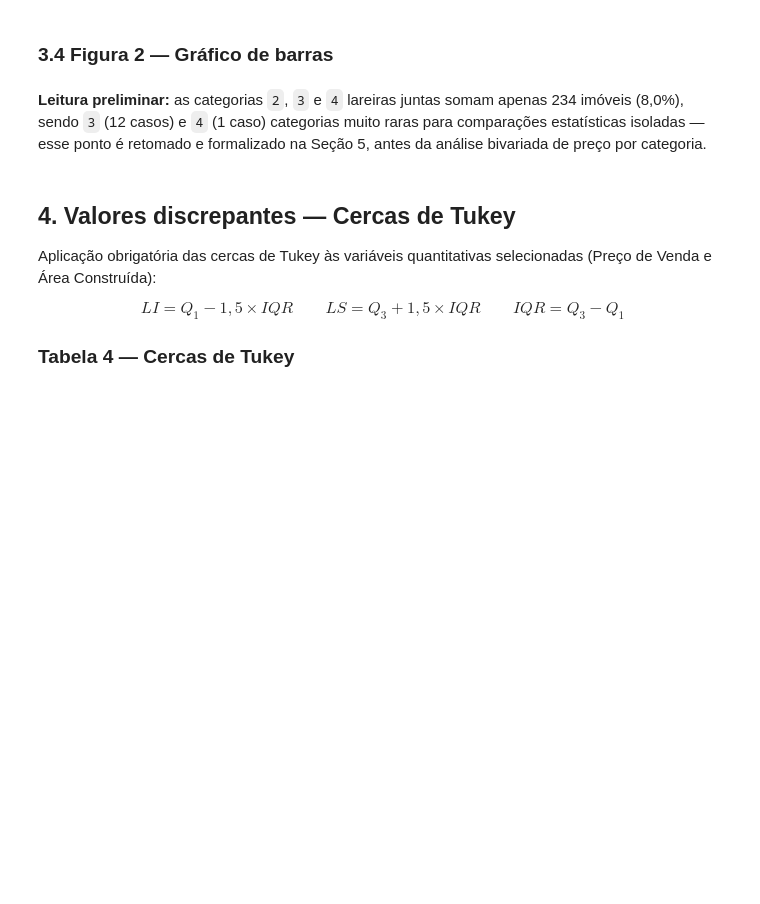
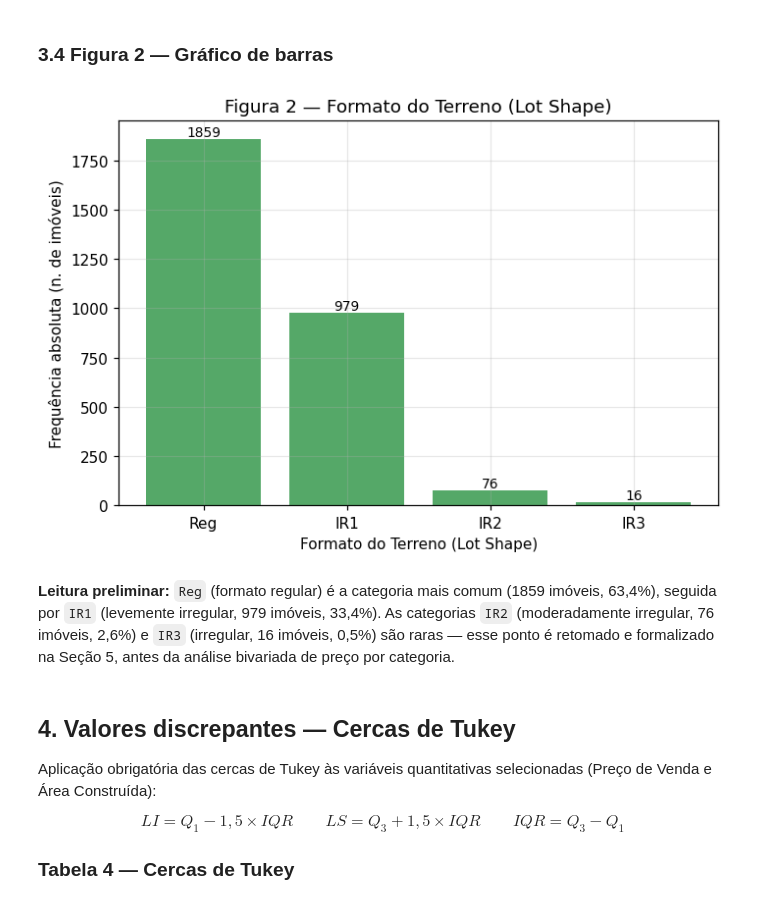
Before and after one commit to artPPUNI06/Meu_Projeto, a Jupyter notebook: notebooks/AP1.ipynb, the cells around one changed output. Drawn from its saved outputs; the diff is of its cells as text; code cells hidden in the pictures; blank space fills up the shorter version.

```diff
--- a/notebooks/AP1.ipynb
+++ b/notebooks/AP1.ipynb
@@ -276,10 +370,11 @@ concentrada em preços/áreas moderados e uma cauda longa de imóveis de maior v
 # %%
-freq_abs = df_work['Fireplaces'].value_counts().sort_index()
-freq_rel = (df_work['Fireplaces'].value_counts(normalize=True).sort_index() * 100).round(2)
+ordem_bruta_lotshape = ['Reg', 'IR1', 'IR2', 'IR3']
+freq_abs = df_work['Lot Shape'].value_counts().reindex(ordem_bruta_lotshape)
+freq_rel = (df_work['Lot Shape'].value_counts(normalize=True).reindex(ordem_bruta_lotshape) * 100).round(2)
 
 tabela3 = pd.DataFrame({
     'Frequência absoluta': freq_abs,
     'Frequência relativa (%)': freq_rel,
 })
-tabela3.index.name = 'Número de Lareiras (Fireplaces)'
+tabela3.index.name = 'Formato do Terreno (Lot Shape)'
 tabela3
@@ -288,18 +390,21 @@ tabela3
 # %%
 fig, ax = plt.subplots(figsize=(6.5, 4.5))
 ax.bar(tabela3.index.astype(str), tabela3['Frequência absoluta'], color='#55A868')
-ax.set_xlabel('Número de Lareiras (Fireplaces)')
+ax.set_xlabel('Formato do Terreno (Lot Shape)')
 ax.set_ylabel('Frequência absoluta (n. de imóveis)')
-ax.set_title('Figura 2 — Número de Lareiras (Fireplaces)')
+ax.set_title('Figura 2 — Formato do Terreno (Lot Shape)')
 for i, v in enumerate(tabela3['Frequência absoluta']):
     ax.text(i, v + 15, str(v), ha='center', fontsize=9)
 fig.tight_layout()
 plt.show()
+# %% [output]
+[figure, added]
 # %% [markdown]
-**Leitura preliminar:** as categorias `2`, `3` e `4` lareiras juntas somam apenas 234
-imóveis (8,0%), sendo `3` (12 casos) e `4` (1 caso) categorias muito raras para comparações
-estatísticas isoladas — esse ponto é retomado e formalizado na Seção 5, antes da análise
-bivariada de preço por categoria.
+**Leitura preliminar:** `Reg` (formato regular) é a categoria mais comum (1859 imóveis,
+63,4%), seguida por `IR1` (levemente irregular, 979 imóveis, 33,4%). As categorias `IR2`
+(moderadamente irregular, 76 imóveis, 2,6%) e `IR3` (irregular, 16 imóveis, 0,5%) são raras
+— esse ponto é retomado e formalizado na Seção 5, antes da análise bivariada de preço por
+categoria.
 # %% [markdown]
 ## 4. Valores discrepantes — Cercas de Tukey
 
```
Also changed, not shown: parts of 40 cells of this notebook.
